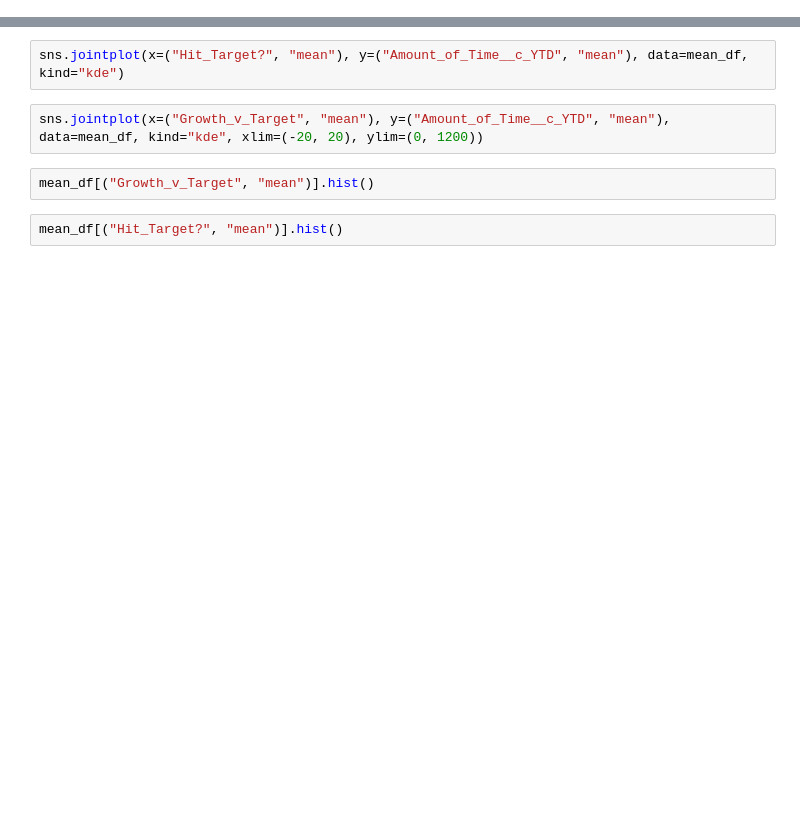
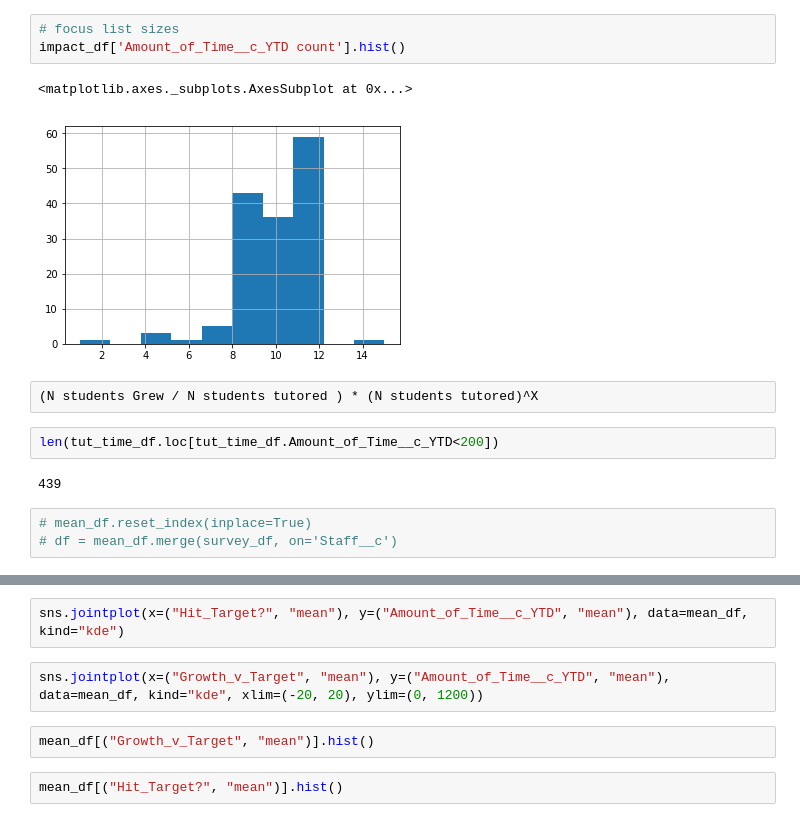
Before and after one commit to chrisluedtke/CityYear-ACM-Analysis, a Jupyter notebook: Analysis.ipynb, the cells around one changed output, grey strips where cells are left out. Drawn from its saved outputs; the diff is of its cells as text; blank space fills up the shorter version.

```diff
--- a/Analysis.ipynb
+++ b/Analysis.ipynb
@@ -36 +71,16 @@ df = mean_df.merge(survey_df, on='Staff__c')
+# %%
+# focus list sizes
+impact_df['Amount_of_Time__c_YTD count'].hist()
+# %% [output]
+<matplotlib.axes._subplots.AxesSubplot at 0x...>
+[figure, added]
+# %%
+(N students Grew / N students tutored ) * (N students tutored)^X
+# %%
+len(tut_time_df.loc[tut_time_df.Amount_of_Time__c_YTD<200])
+# %% [output]
+439
+# %%
+# mean_df.reset_index(inplace=True)
+# df = mean_df.merge(survey_df, on='Staff__c')
 # %%
```
Also changed, not shown: parts of 26 cells of this notebook, 5 other files.
